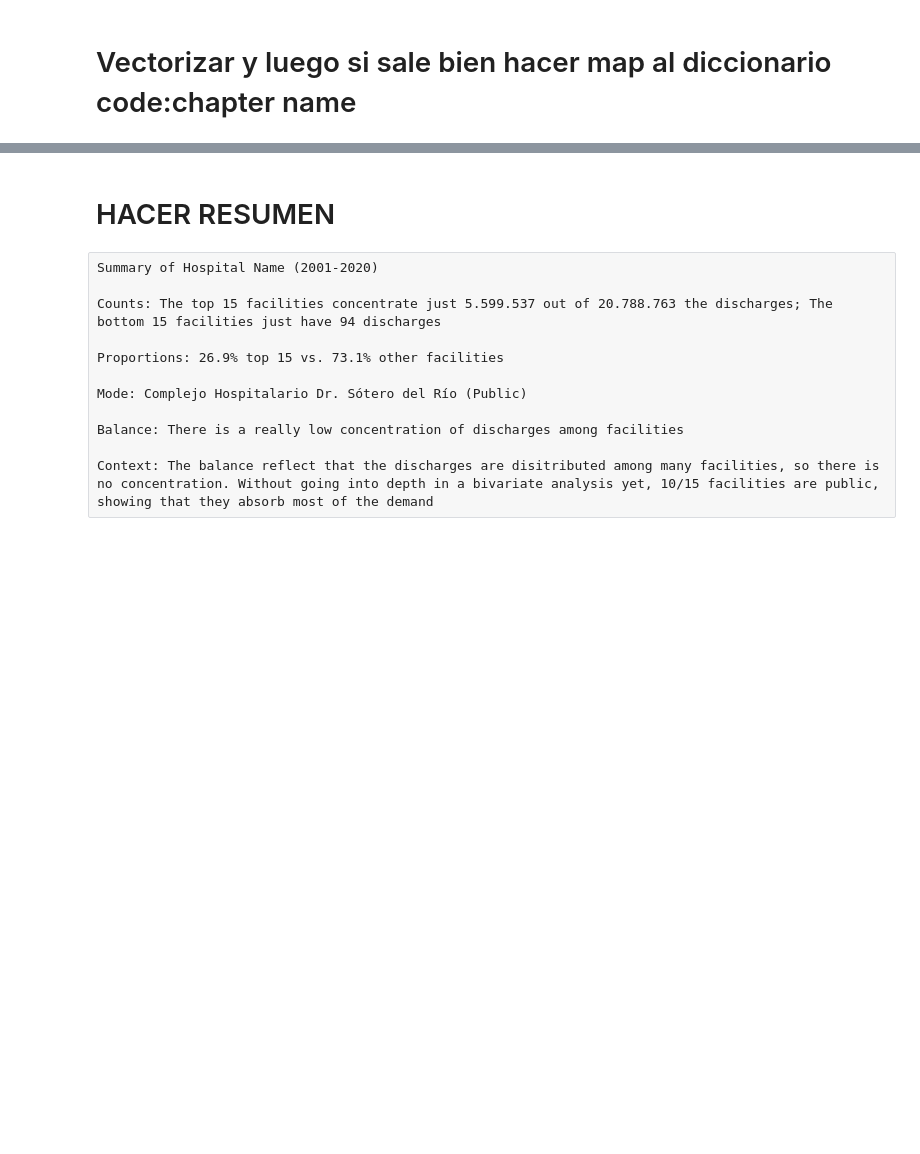
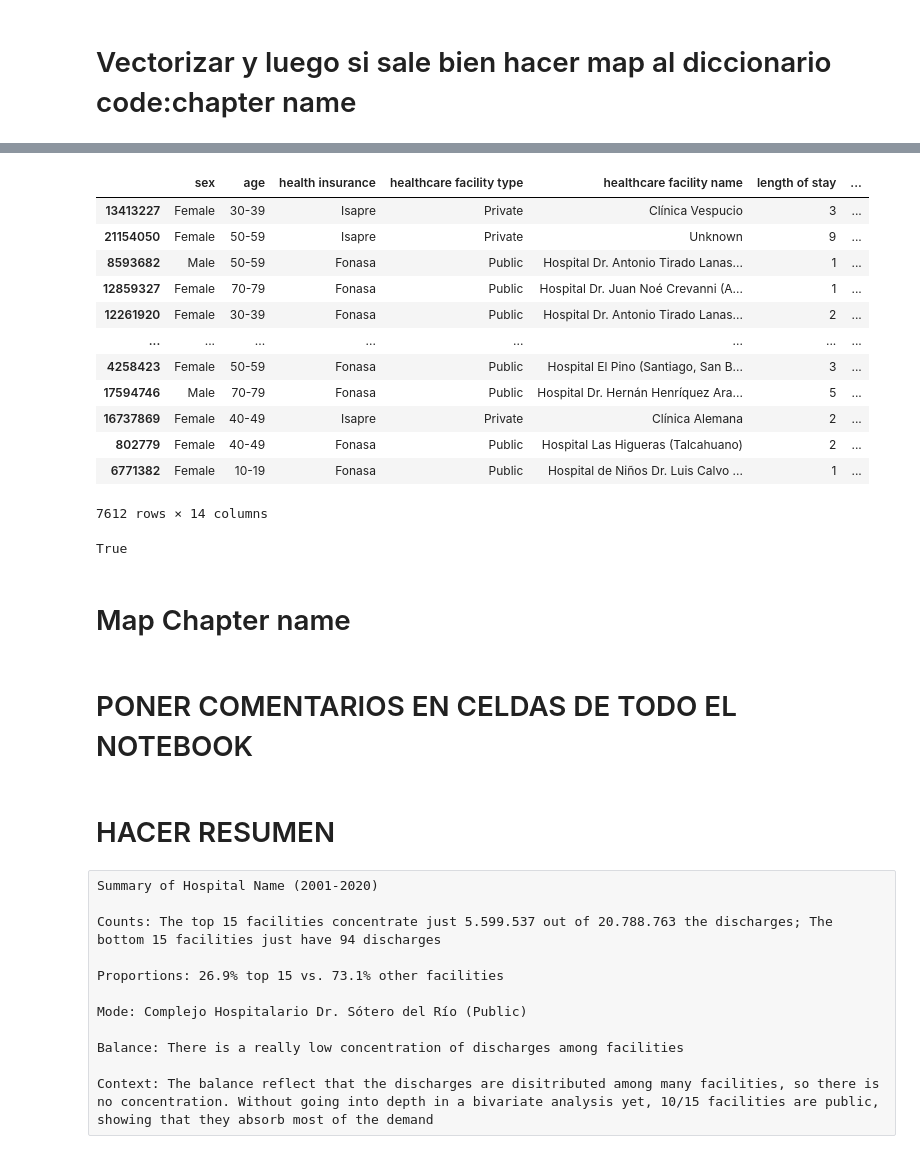
Before and after one commit to mirkopodunavak1996/EDAHospDischarges_Chile2001-2024, a Jupyter notebook: notebooks/General_Analysis_2001-2024.ipynb, the cells around one changed output, grey strips where cells are left out. Cells and saved outputs as stored; diff of their text form; code cells hidden in the pictures; blank space fills up the shorter version.

```diff
--- a/notebooks/General_Analysis_2001-2024.ipynb
+++ b/notebooks/General_Analysis_2001-2024.ipynb
@@ -721,3 +792,27 @@ dtype: int64
+# %%
+sample[(sample["first letter"] == "D") & (sample["two digits"] < 48)]
+# %% [output]
+|  | sex | age | health insurance | healthcare facility type | healthcare facility name | length of stay | ... |
+| 13413227 | Female | 30-39 | Isapre | Private | Clínica Vespucio | 3 | ... |
+| 21154050 | Female | 50-59 | Isapre | Private | Unknown | 9 | ... |
+| 8593682 | Male | 50-59 | Fonasa | Public | Hospital Dr. Antonio Tirado Lanas... | 1 | ... |
+| 12859327 | Female | 70-79 | Fonasa | Public | Hospital Dr. Juan Noé Crevanni (A... | 1 | ... |
+| 12261920 | Female | 30-39 | Fonasa | Public | Hospital Dr. Antonio Tirado Lanas... | 2 | ... |
+| ... | ... | ... | ... | ... | ... | ... | ... |
+| 4258423 | Female | 50-59 | Fonasa | Public | Hospital El Pino (Santiago, San B... | 3 | ... |
+| 17594746 | Male | 70-79 | Fonasa | Public | Hospital Dr. Hernán Henríquez Ara... | 5 | ... |
+| 16737869 | Female | 40-49 | Isapre | Private | Clínica Alemana | 2 | ... |
+| 802779 | Female | 40-49 | Fonasa | Public | Hospital Las Higueras (Talcahuano) | 2 | ... |
+| 6771382 | Female | 10-19 | Fonasa | Public | Hospital de Niños Dr. Luis Calvo ... | 1 | ... |
+7612 rows × 14 columns
+# %%
+sample["chapter codes"].equals(sample["chapter"])
+# %% [output]
+True
+# %% [markdown]
+# Map Chapter name
+# %% [markdown]
+# PONER COMENTARIOS EN CELDAS DE TODO EL NOTEBOOK
 # %% [markdown]
 # HACER RESUMEN
 # %% [raw]
```
Also changed, not shown: parts of 14 cells of this notebook.
